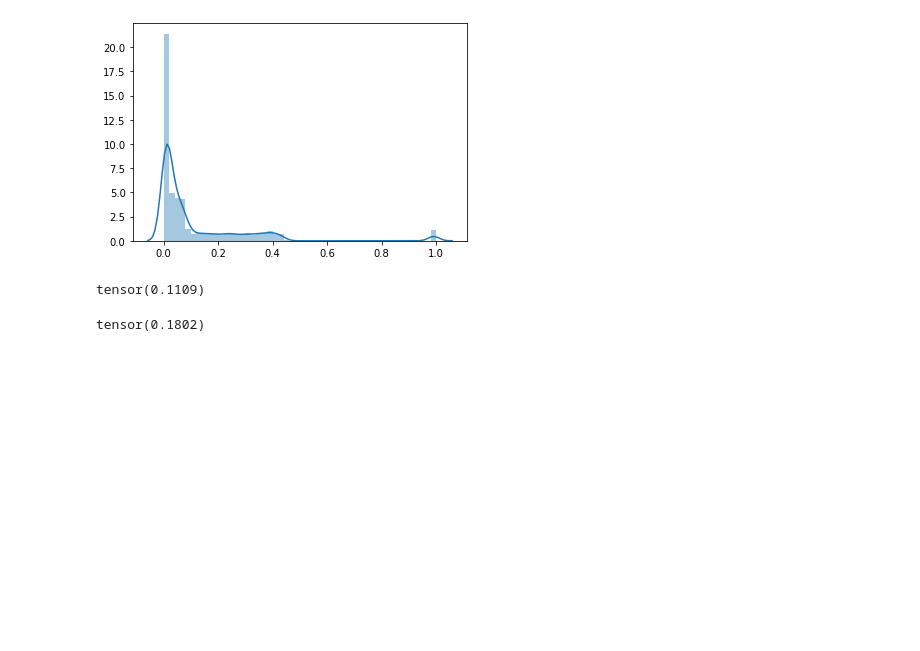
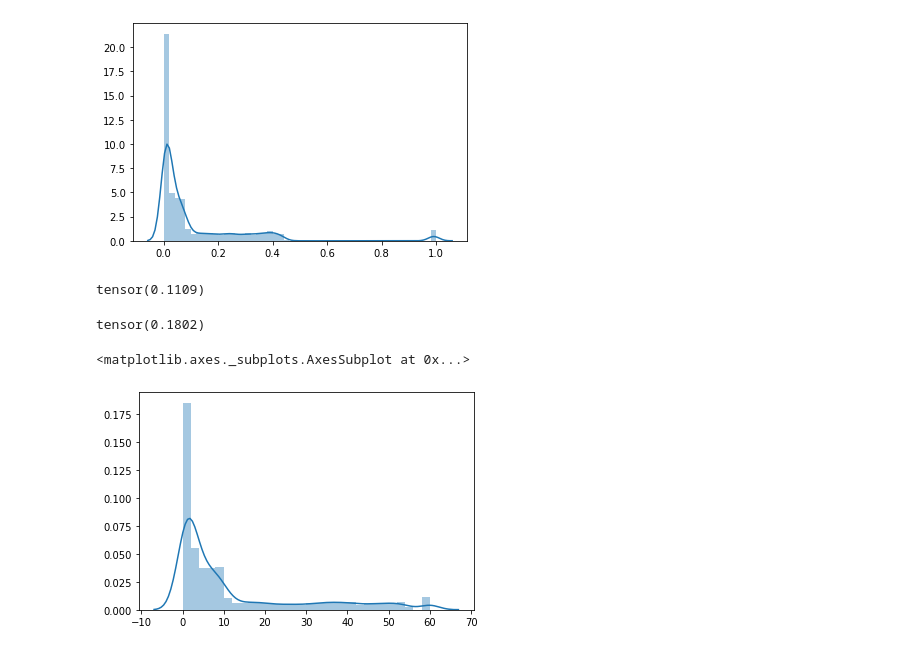
Before and after one commit to kgeneral/pytorch-study, a Jupyter notebook: Standardization_vs_Minmax.ipynb, the cells around one changed output. Saved outputs shown, nothing was run; the diff lists cells and outputs as text; code cells hidden in the pictures; blank space fills up the shorter version.

```diff
--- a/Standardization_vs_Minmax.ipynb
+++ b/Standardization_vs_Minmax.ipynb
@@ -15,12 +15,12 @@ import seaborn as sns
 # %%
 num_data = 1000
 
-x = np.random.rand(num_data) * 2.23 #+ (np.random.rand(num_data) * 10.34) + np.random.rand(num_data) * 55.22
-x = np.append(x,np.random.rand(num_data) * 10.34)
-x = np.append(x,np.random.rand(num_data) * 55.34)
-x = np.append(x,[123] * 20)
-x = np.append(x,[124] * 40)
-x = np.append(x,[125] * 10)
+x_np = np.random.rand(num_data) * 2.23 #+ (np.random.rand(num_data) * 10.34) + np.random.rand(num_data) * 55.22
+x_np = np.append(x_np,np.random.rand(num_data) * 10.34)
+x_np = np.append(x_np,np.random.rand(num_data) * 55.34)
+x_np = np.append(x_np,[123] * 20)
+x_np = np.append(x_np,[124] * 40)
+x_np = np.append(x_np,[125] * 10)
 
 x = torch.Tensor(x)
 # torch.nn.init.uniform_(tensor, a=0.0, b=1.0)
@@ -69,3 +67,13 @@ tensor(0.1109)
 x_minmax.std()
 # %% [output]
 tensor(0.1802)
+# %%
+# feature clipping
+clipping_max = 60
+x_clipped = torch.Tensor(
+    [clipping_max if e > clipping_max else e for e in x_np]
+)
+sns.distplot(x_clipped)
+# %% [output]
+<matplotlib.axes._subplots.AxesSubplot at 0x...>
+[figure, added]
```
Also changed, not shown: parts of 1 cell of this notebook.
